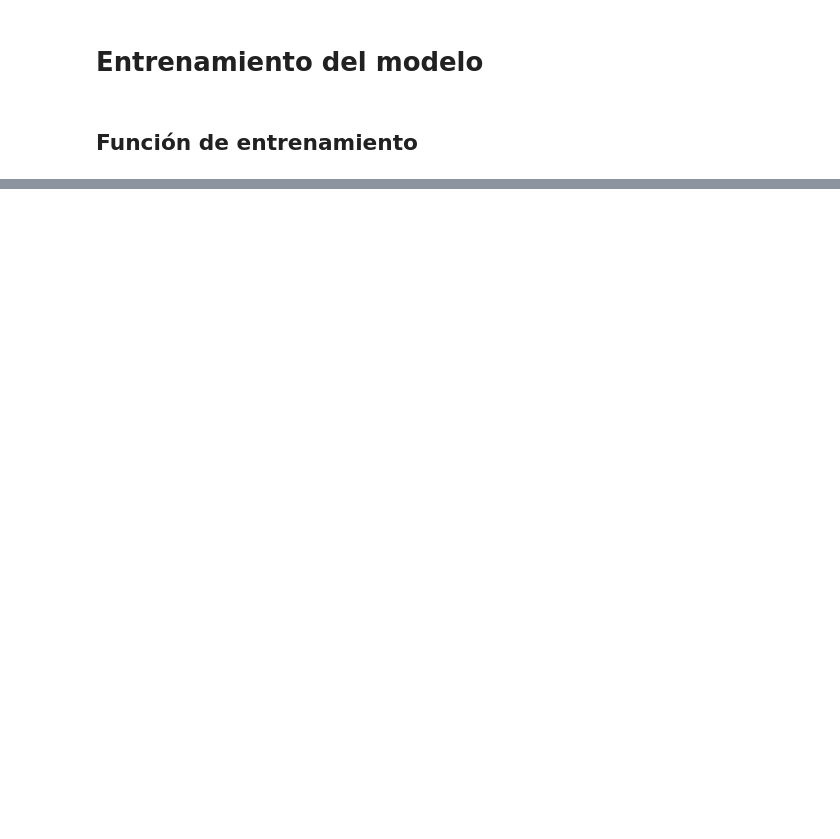
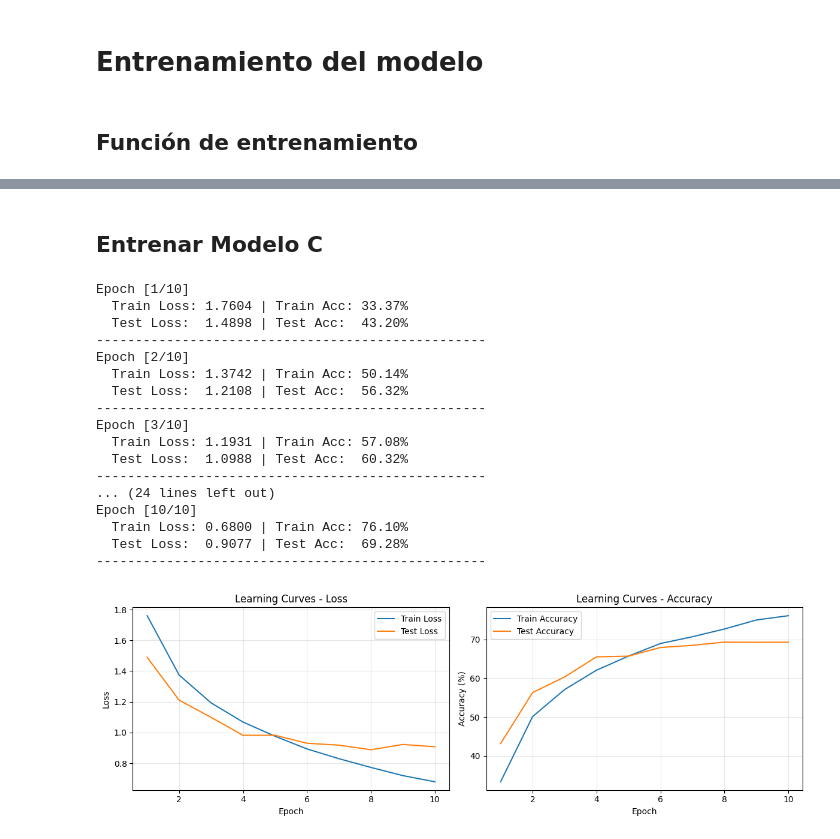
Before and after one commit to DECastaV/intelligence-computacional, a Jupyter notebook: Red_Convolucional_CIFAR10.ipynb, the cells around one changed output, grey strips where cells are left out. Cells and saved outputs as stored; diff of their text form; code cells hidden in the pictures; blank space fills up the shorter version.

```diff
--- a/Red_Convolucional_CIFAR10.ipynb
+++ b/Red_Convolucional_CIFAR10.ipynb
@@ -204,0 +366,36 @@ test_loader = DataLoader(test_data, batch_size=batch_size, shuffle=True)
+# %% [markdown]
+## Entrenar Modelo C
+# %%
+model_3 = CNNModel_C()
+model_3 = model_3.to(device)
+
+optimizer_3 = Adam(model_3.parameters(), lr=learning_rate)
+
+small_train = Subset(train_data, range(26000))
+small_test = Subset(test_data, range(5000))
+
+train_loader = DataLoader(small_train, batch_size=batch_size, shuffle=True)
+test_loader = DataLoader(small_test, batch_size=batch_size, shuffle=True)
+
+train_losses_3, train_accuracies_3, test_losses_3, test_accuracies_3 = train(model_3, train_loader, test_loader, loss_fn, optimizer_3, epochs)
+
+plot_learning_curves(train_losses_3, test_losses_3,train_accuracies_3, test_accuracies_3, epochs)
+# %% [output]
+Epoch [1/10]
+  Train Loss: 1.7604 | Train Acc: 33.37%
+  Test Loss:  1.4898 | Test Acc:  43.20%
+--------------------------------------------------
+Epoch [2/10]
+  Train Loss: 1.3742 | Train Acc: 50.14%
+  Test Loss:  1.2108 | Test Acc:  56.32%
+--------------------------------------------------
+Epoch [3/10]
+  Train Loss: 1.1931 | Train Acc: 57.08%
+  Test Loss:  1.0988 | Test Acc:  60.32%
+--------------------------------------------------
+... (24 lines left out)
+Epoch [10/10]
+  Train Loss: 0.6800 | Train Acc: 76.10%
+  Test Loss:  0.9077 | Test Acc:  69.28%
+--------------------------------------------------
+[figure, added]
```
Also changed, not shown: parts of 12 cells of this notebook.
